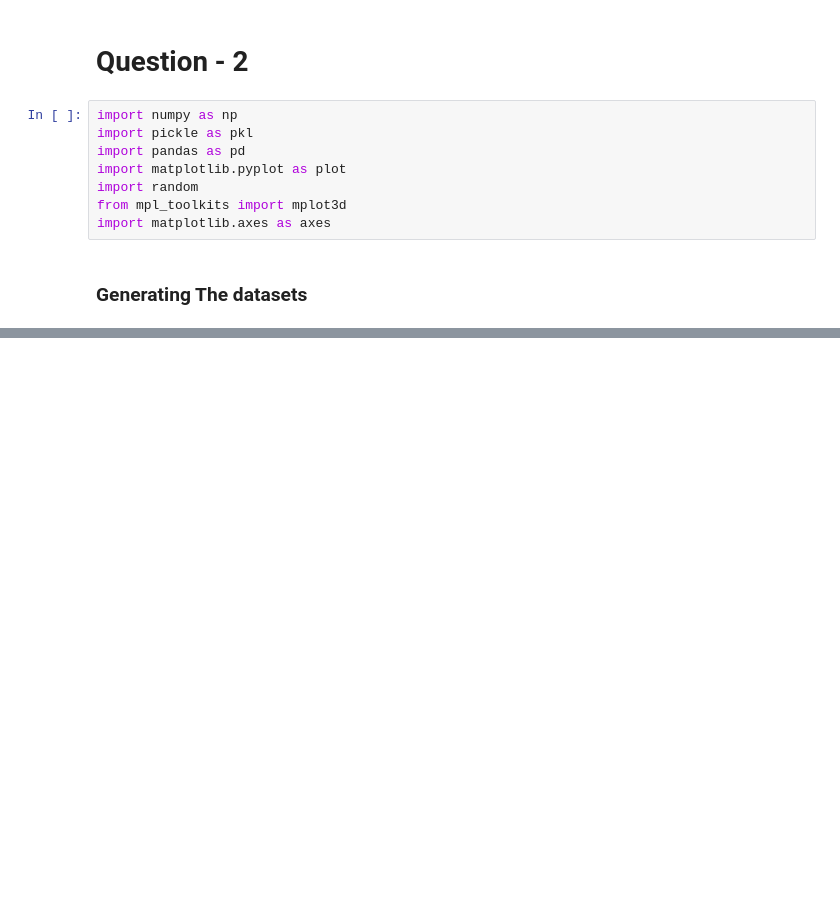
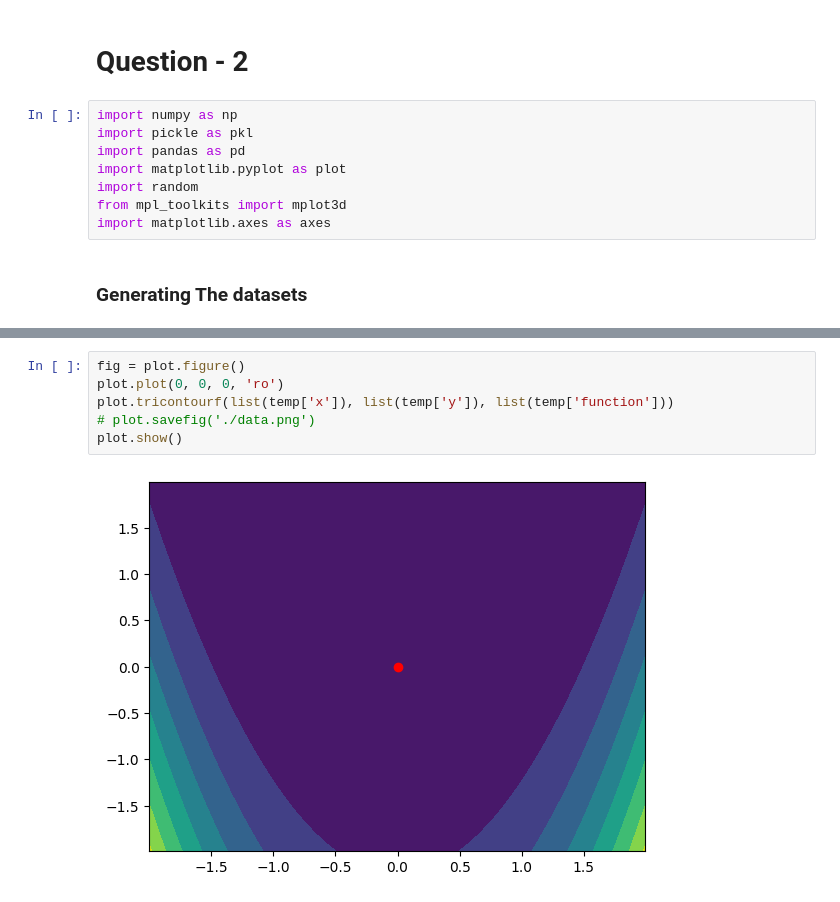
Before and after one commit to siddik11803-IIITH/Deep-Learning-Assignment-1, a Jupyter notebook: Question - 2/main.ipynb, the cells around one changed output, grey strips where cells are left out. Drawn from its saved outputs; the diff is of its cells as text; blank space fills up the shorter version.

```diff
--- a/Question - 2/main.ipynb
+++ b/Question - 2/main.ipynb
@@ -105,0 +107,8 @@ plot.show()
+# %%
+fig = plot.figure()
+plot.plot(0, 0, 0, 'ro')
+plot.tricontourf(list(temp['x']), list(temp['y']), list(temp['function']))
+# plot.savefig('./data.png')
+plot.show()
+# %% [output]
+[figure, added]
```
Also changed, not shown: parts of 18 cells of this notebook, 7 other files.
